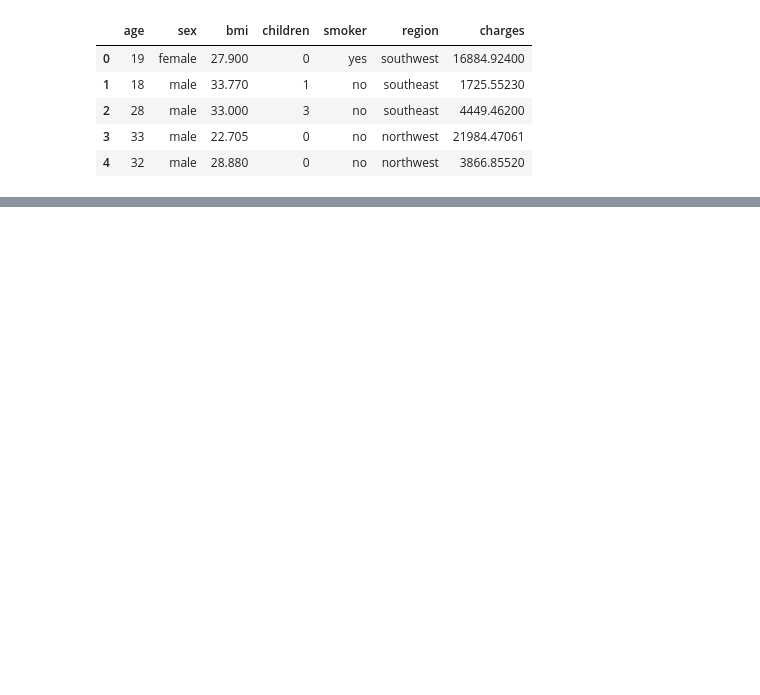
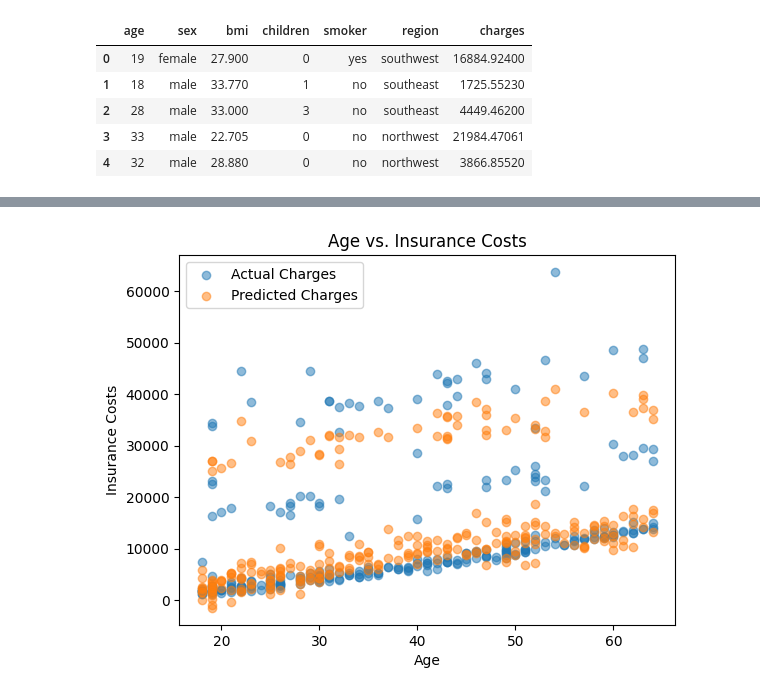
Before and after one commit to MRazin172/Insurance, a Jupyter notebook: insurance.ipynb, the cells around one changed output, grey strips where cells are left out. Cells and saved outputs as stored; diff of their text form; code cells hidden in the pictures; blank space fills up the shorter version.

```diff
--- a/insurance.ipynb
+++ b/insurance.ipynb
@@ -22,0 +140,10 @@ insu.head()
+# %%
+plt.scatter(X_test['age'], y_test, label='Actual Charges', alpha=0.5)
+plt.scatter(X_test['age'], y_pred, label='Predicted Charges', alpha=0.5)
+plt.xlabel('Age')
+plt.ylabel('Insurance Costs')
+plt.legend()
+plt.title('Age vs. Insurance Costs')
+plt.show()
+# %% [output]
+[figure, added]
```
Also changed, not shown: parts of 15 cells of this notebook.
